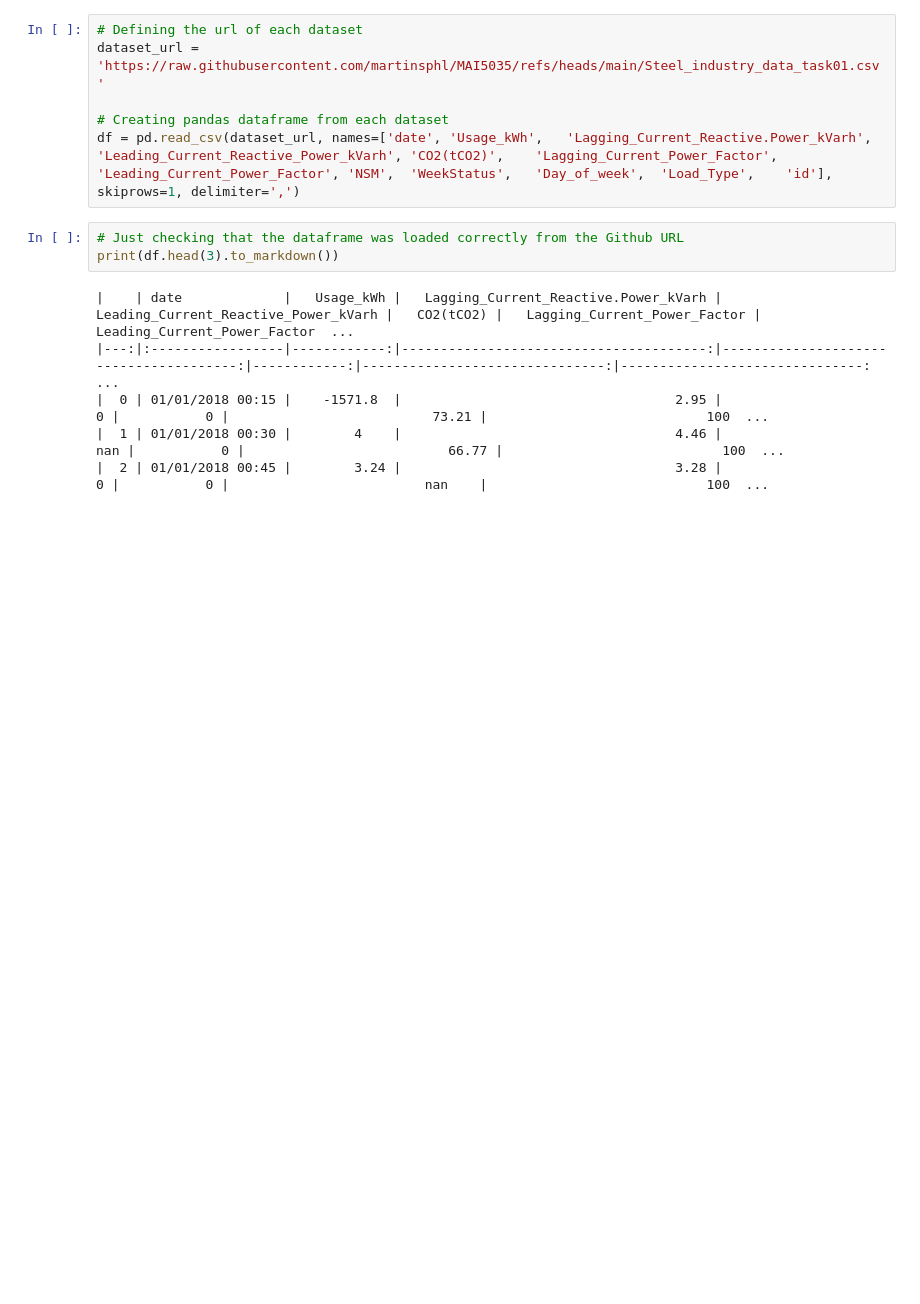
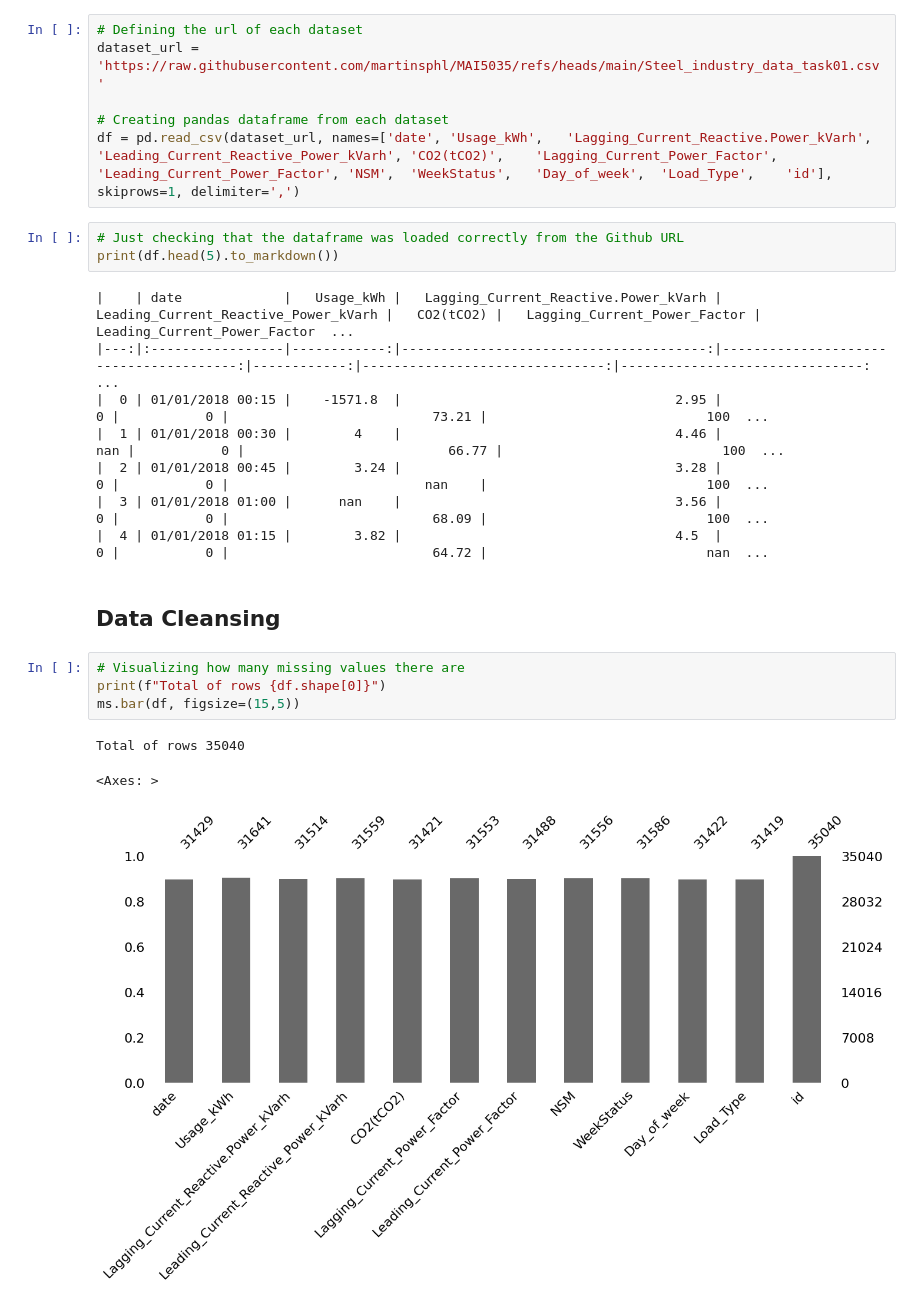
Before and after one commit to martinsphl/MAI5035, a Jupyter notebook: TAREFA_1_1.ipynb, the cells around one changed output. Saved outputs shown, nothing was run; the diff lists cells and outputs as text; blank space fills up the shorter version.

```diff
--- a/TAREFA_1_1.ipynb
+++ b/TAREFA_1_1.ipynb
@@ -28,10 +34,22 @@ dataset_url = 'https://raw.githubusercontent.com/martinsphl/MAI5035/refs/heads/m
 df = pd.read_csv(dataset_url, names=['date', 'Usage_kWh',	'Lagging_Current_Reactive.Power_kVarh',	'Leading_Current_Reactive_Power_kVarh',	'CO2(tCO2)',	'Lagging_Current_Power_Factor',	'Leading_Current_Power_Factor',	'NSM',	'WeekStatus',	'Day_of_week',	'Load_Type',	'id'], skiprows=1, delimiter=',')
 # %%
 # Just checking that the dataframe was loaded correctly from the Github URL
-print(df.head(3).to_markdown())
+print(df.head(5).to_markdown())
 # %% [output]
 |    | date             |   Usage_kWh |   Lagging_Current_Reactive.Power_kVarh |   Leading_Current_Reactive_Power_kVarh |   CO2(tCO2) |   Lagging_Current_Power_Factor |   Leading_Current_Power_Factor  ...
 |---:|:-----------------|------------:|---------------------------------------:|---------------------------------------:|------------:|-------------------------------:|-------------------------------: ...
 |  0 | 01/01/2018 00:15 |    -1571.8  |                                   2.95 |                                      0 |           0 |                          73.21 |                            100  ...
 |  1 | 01/01/2018 00:30 |        4    |                                   4.46 |                                    nan |           0 |                          66.77 |                            100  ...
 |  2 | 01/01/2018 00:45 |        3.24 |                                   3.28 |                                      0 |           0 |                         nan    |                            100  ...
+|  3 | 01/01/2018 01:00 |      nan    |                                   3.56 |                                      0 |           0 |                          68.09 |                            100  ...
+|  4 | 01/01/2018 01:15 |        3.82 |                                   4.5  |                                      0 |           0 |                          64.72 |                            nan  ...
+# %% [markdown]
+## Data Cleansing
+# %%
+# Visualizing how many missing values there are
+print(f"Total of rows {df.shape[0]}")
+ms.bar(df, figsize=(15,5))
+# %% [output]
+Total of rows 35040
+<Axes: >
+[figure, added]
```
Also changed, not shown: parts of 8 cells of this notebook.
